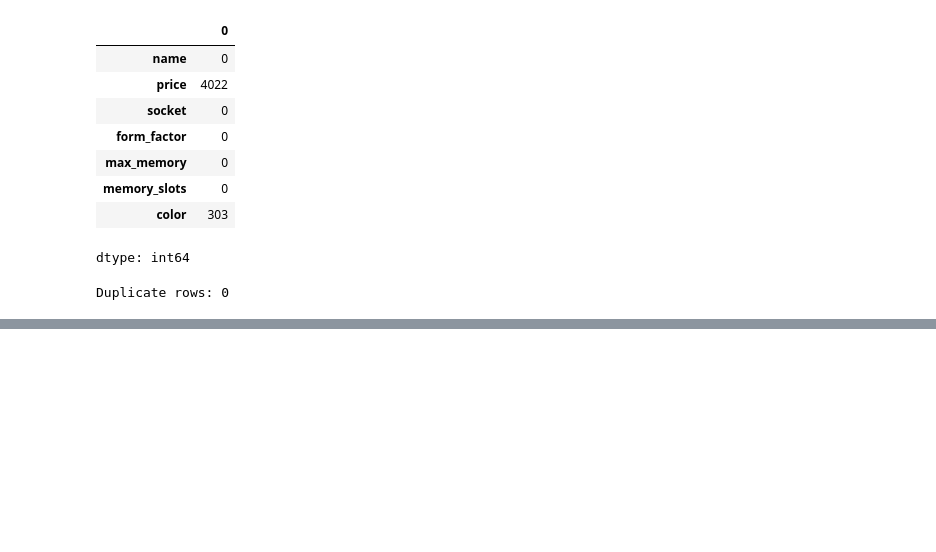
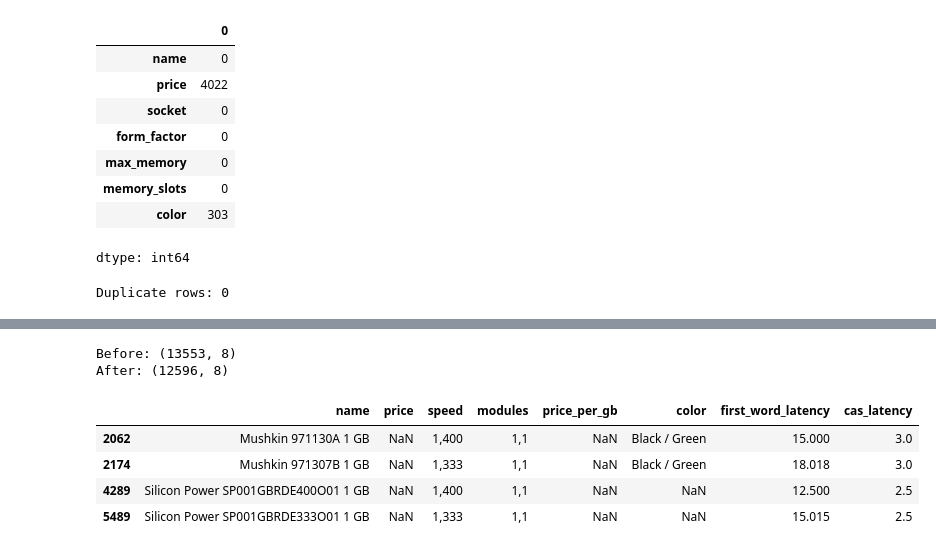
Before and after one commit to AbelKevinKipkosgei/pc-builder-model, a Jupyter notebook: pc_builder_cleaning.ipynb, the cells around one changed output, grey strips where cells are left out. Drawn from its saved outputs; the diff is of its cells as text; code cells hidden in the pictures; blank space fills up the shorter version.

```diff
--- a/pc_builder_cleaning.ipynb
+++ b/pc_builder_cleaning.ipynb
@@ -284,0 +514,20 @@ Duplicate rows: 0
+# %%
+# Drop exact duplicates
+print("Before:", df_ram.shape)
+df_ram = df_ram.drop_duplicates()
+print("After:", df_ram.shape)
+# %% [output]
+Before: (13553, 8)
+After: (12596, 8)
+# %%
+# Handle the 4 legacy DDR1 rows before splitting speed
+# These old PC400/PC333 modules don't follow the "generation,MHz" format
+legacy_mask = df_ram['speed'].isin(['400', '333'])
+df_ram.loc[legacy_mask, 'speed'] = '1,' + df_ram.loc[legacy_mask, 'speed']
+df_ram[legacy_mask]
+# %% [output]
+|  | name | price | speed | modules | price_per_gb | color | first_word_latency | cas_latency |
+| 2062 | Mushkin 971130A 1 GB | NaN | 1,400 | 1,1 | NaN | Black / Green | 15.000 | 3.0 |
+| 2174 | Mushkin 971307B 1 GB | NaN | 1,333 | 1,1 | NaN | Black / Green | 18.018 | 3.0 |
+| 4289 | Silicon Power SP001GBRDE400O01 1 GB | NaN | 1,400 | 1,1 | NaN | NaN | 12.500 | 2.5 |
+| 5489 | Silicon Power SP001GBRDE333O01 1 GB | NaN | 1,333 | 1,1 | NaN | NaN | 15.015 | 2.5 |
```
Also changed, not shown: parts of 82 cells of this notebook.
